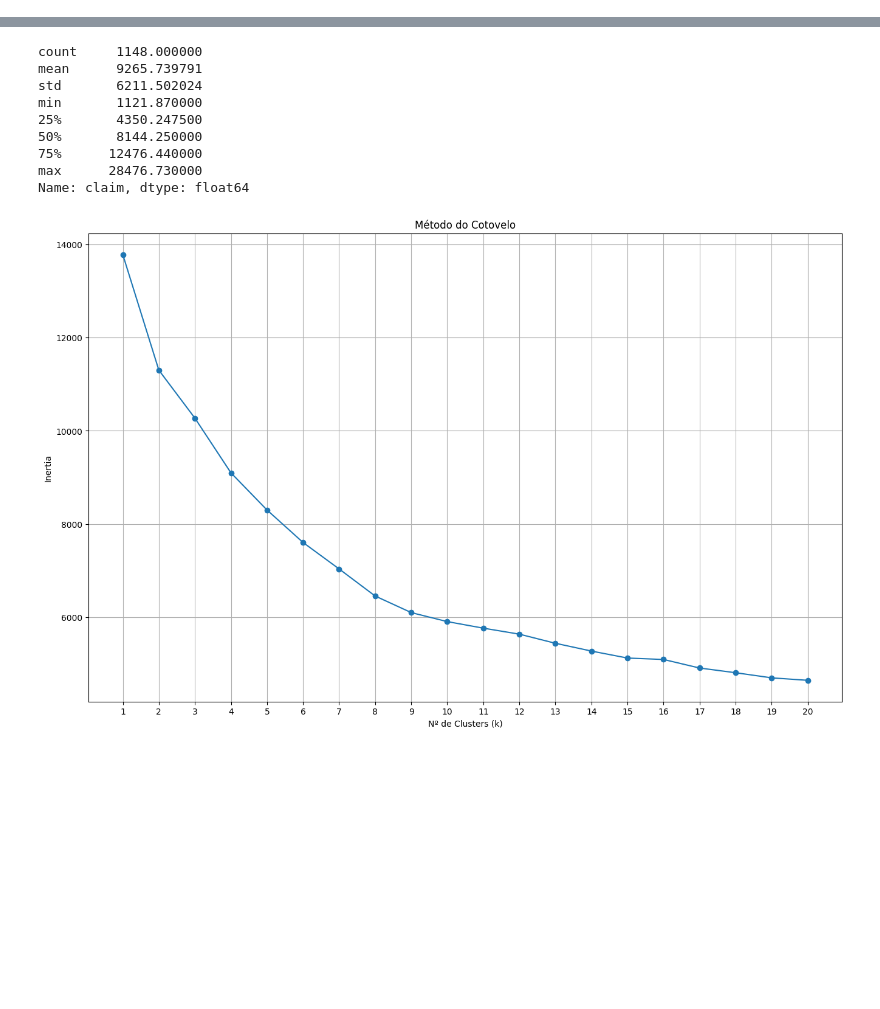
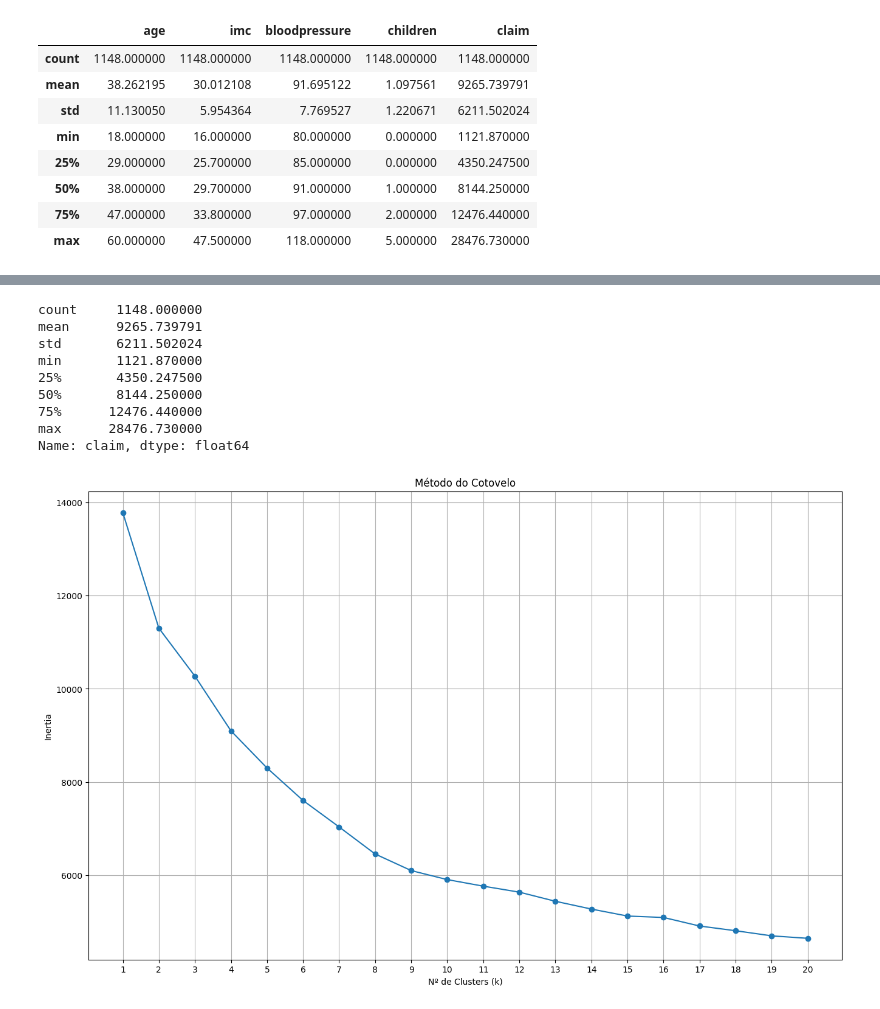
Before and after one commit to TalesVMAlves/Classificador-Seguros, a Jupyter notebook: aprendizadoNaoSupervisionado.ipynb, the cells around one changed output, grey strips where cells are left out. Drawn from its saved outputs; the diff is of its cells as text; code cells hidden in the pictures; blank space fills up the shorter version.

```diff
--- a/aprendizadoNaoSupervisionado.ipynb
+++ b/aprendizadoNaoSupervisionado.ipynb
@@ -4,3 +4,15 @@ df = pd.read_csv('artefatos/insurance_data_preprocessado.csv')
 
 #Vamos manter apenas as colunas necessárias para o aprendizado não supervisionado, assim vamos dropar as colunas 'cluster' e 'binned_claim'
 df.drop(['cluster', 'binned_claim'], axis=1, inplace=True)
+# %%
+df.describe()
+# %% [output]
+|  | age | imc | bloodpressure | children | claim |
+| count | 1148.000000 | 1148.000000 | 1148.000000 | 1148.000000 | 1148.000000 |
+| mean | 38.262195 | 30.012108 | 91.695122 | 1.097561 | 9265.739791 |
+| std | 11.130050 | 5.954364 | 7.769527 | 1.220671 | 6211.502024 |
+| min | 18.000000 | 16.000000 | 80.000000 | 0.000000 | 1121.870000 |
+| 25% | 29.000000 | 25.700000 | 85.000000 | 0.000000 | 4350.247500 |
+| 50% | 38.000000 | 29.700000 | 91.000000 | 1.000000 | 8144.250000 |
+| 75% | 47.000000 | 33.800000 | 97.000000 | 2.000000 | 12476.440000 |
+| max | 60.000000 | 47.500000 | 118.000000 | 5.000000 | 28476.730000 |
```
Also changed, not shown: parts of 5 cells of this notebook.
